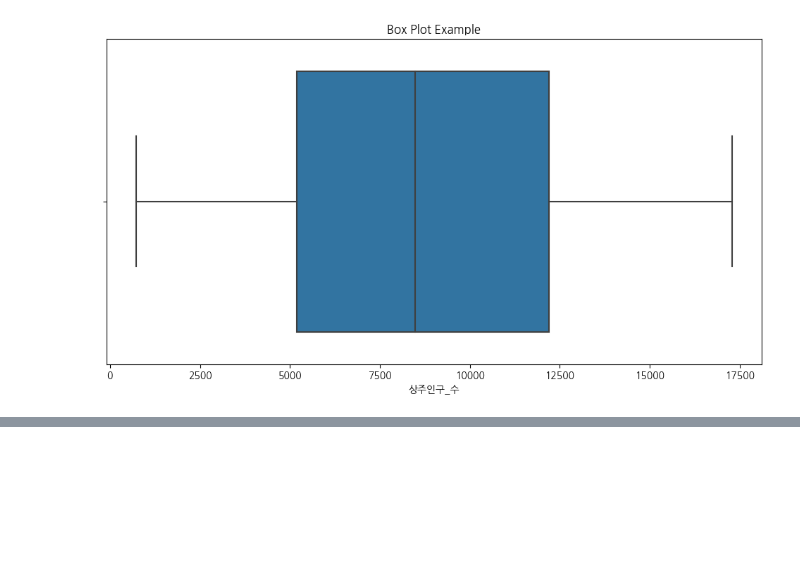
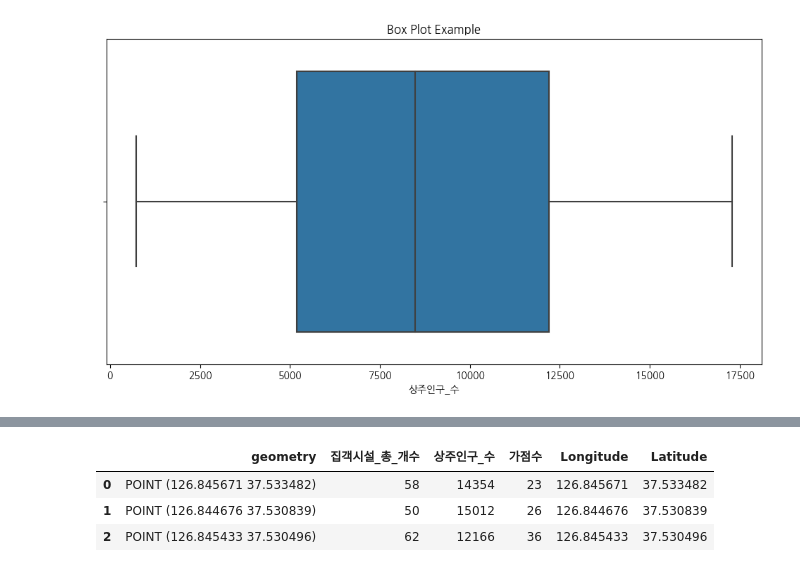
Before and after one commit to GyudongHan/Project_1, a Jupyter notebook: 프로젝트 2/Last_geo_study.ipynb, the cells around one changed output, grey strips where cells are left out. Cells and saved outputs as stored; diff of their text form; code cells hidden in the pictures; blank space fills up the shorter version.

Commit message:
Folium_1101

```diff
--- a/프로젝트 2/Last_geo_study.ipynb
+++ b/프로젝트 2/Last_geo_study.ipynb
@@ -173,3 +147,29 @@ m.save('map.html')  # 현재 디렉토리에 'map.html' 파일로 저장
 m
 # %% [output]
 [interactive output not drawn]
+# %%
+import folium
+import pandas as pd
+
+from shapely.wkt import loads
+
+# 데이터프레임의 'geometry' 열에서 좌표값 추출
+df1['longitude'] = df1['geometry'].apply(lambda x: loads(x).x)
+df1['latitude'] = df1['geometry'].apply(lambda x: loads(x).y)
+
+
+
+# Folium 지도 객체 생성
+m = folium.Map(location=[37.533482, 126.845671], zoom_start=16)  # 초기 지도 위치와 확대 정도 설정
+
+# 데이터 프레임의 geometry 열에 있는 점들을 지도에 추가
+for idx, row in df1.iterrows():
+    folium.Marker(
+        location=[row['latitude'], row['longitude']],
+        popup=f'Index: {idx}',
+        icon=folium.Icon(color='blue')
+    ).add_to(m)
+
+# 지도를 HTML 파일로 저장하거나, Jupyter Notebook에서 바로 표시할 수 있습니다.
+m.save('map.html')
+m
@@ -175,0 +197,10 @@ m
+# %%
+df1 = df1[['geometry', '집객시설_총_개수', '상주인구_수', '가점수']].sort_values(by = '가점수', ascending = True)
+df1['Longitude'] = df1['geometry'].str.extract(r'POINT \((\d+\.\d+) (\d+\.\d+)\)')[0].astype(float)
+df1['Latitude'] = df1['geometry'].str.extract(r'POINT \((\d+\.\d+) (\d+\.\d+)\)')[1].astype(float)
+df1.head(3)
+# %% [output]
+|  | geometry | 집객시설_총_개수 | 상주인구_수 | 가점수 | Longitude | Latitude |
+| 0 | POINT (126.845671 37.533482) | 58 | 14354 | 23 | 126.845671 | 37.533482 |
+| 1 | POINT (126.844676 37.530839) | 50 | 15012 | 26 | 126.844676 | 37.530839 |
+| 2 | POINT (126.845433 37.530496) | 62 | 12166 | 36 | 126.845433 | 37.530496 |
```
Also changed, not shown: parts of 12 cells of this notebook, 1 other file.
